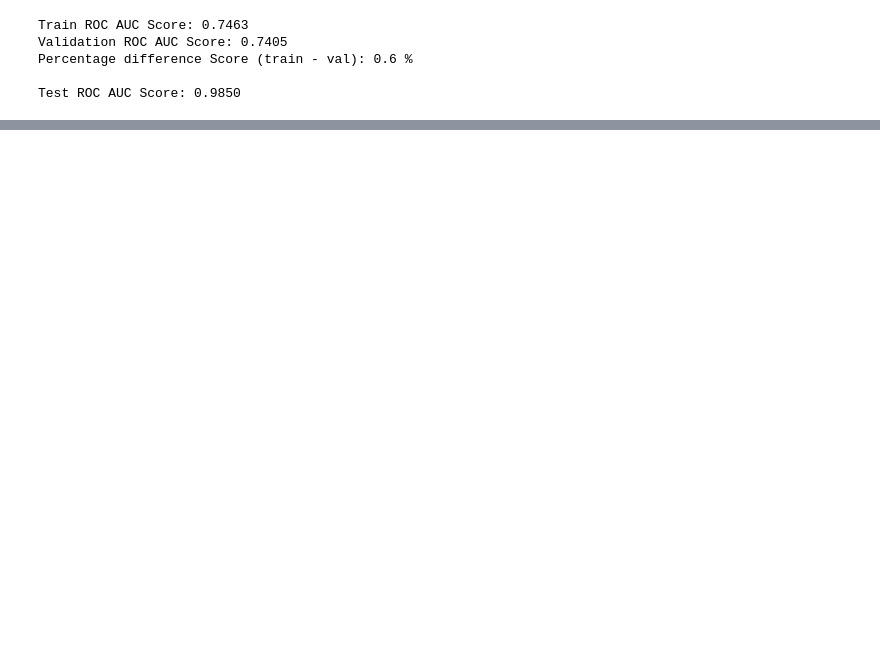
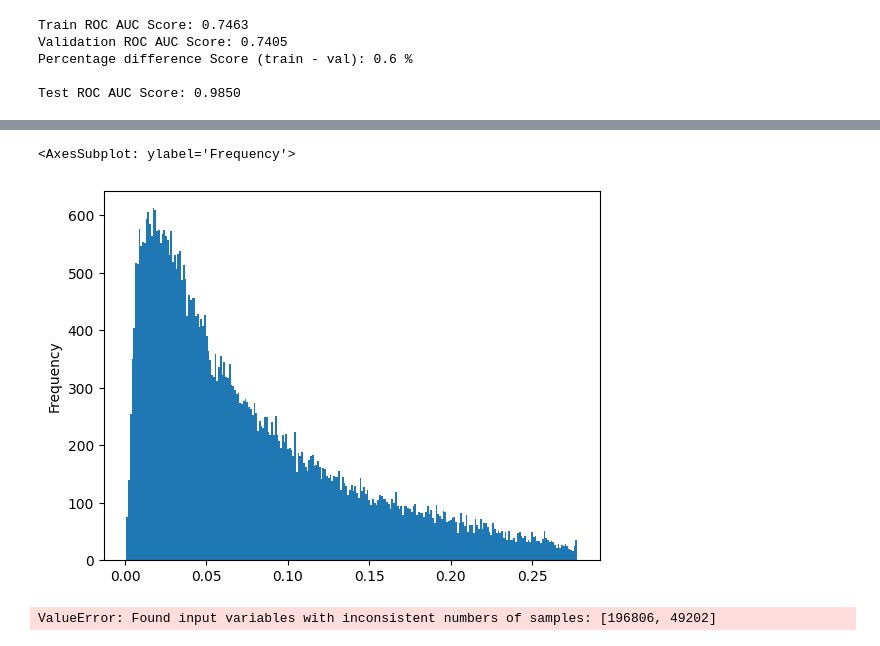
Before and after one commit to jackonedev/pipelines_and_machine_learning, a Jupyter notebook: NN_model.ipynb, the cells around one changed output, grey strips where cells are left out. Cells and saved outputs as stored; diff of their text form; code cells hidden in the pictures; blank space fills up the shorter version.

```diff
--- a/NN_model.ipynb
+++ b/NN_model.ipynb
@@ -477,0 +1113,26 @@ Test ROC AUC Score: 0.9850
+# %%
+train_proba = predict_proba(test_x_flatten, Y_test, parameters)
+test_proba = predict_proba(test_x_flatten, Y_test, parameters)
+# %%
+pd.Series(train_proba).plot(kind="hist", bins=255, alpha=1)
+# %% [output]
+<AxesSubplot: ylabel='Frequency'>
+[figure, added]
+# %%
+# ROC AUC Score
+# try:
+#     train_score = roc_auc_score(y_true=Y, y_score=train_proba)
+#     test_score = roc_auc_score(y_true=Y_test, y_score=test_proba)
+#     print()
+#     print("Train ROC AUC Score: {:.4f}".format(train_score))
+#     print("Test ROC AUC Score: {:.4f}".format(test_score))
+# except:
+#     print("There are only one class in the target variable")
+
+train_score = roc_auc_score(y_true=Y.T, y_score=train_proba)
+test_score = roc_auc_score(y_true=Y_test, y_score=test_proba)
+print()
+print("Train ROC AUC Score: {:.4f}".format(train_score))
+print("Test ROC AUC Score: {:.4f}".format(test_score))
+# %% [output]
+ValueError: Found input variables with inconsistent numbers of samples: [196806, 49202]
```
Also changed, not shown: parts of 31 cells of this notebook.
